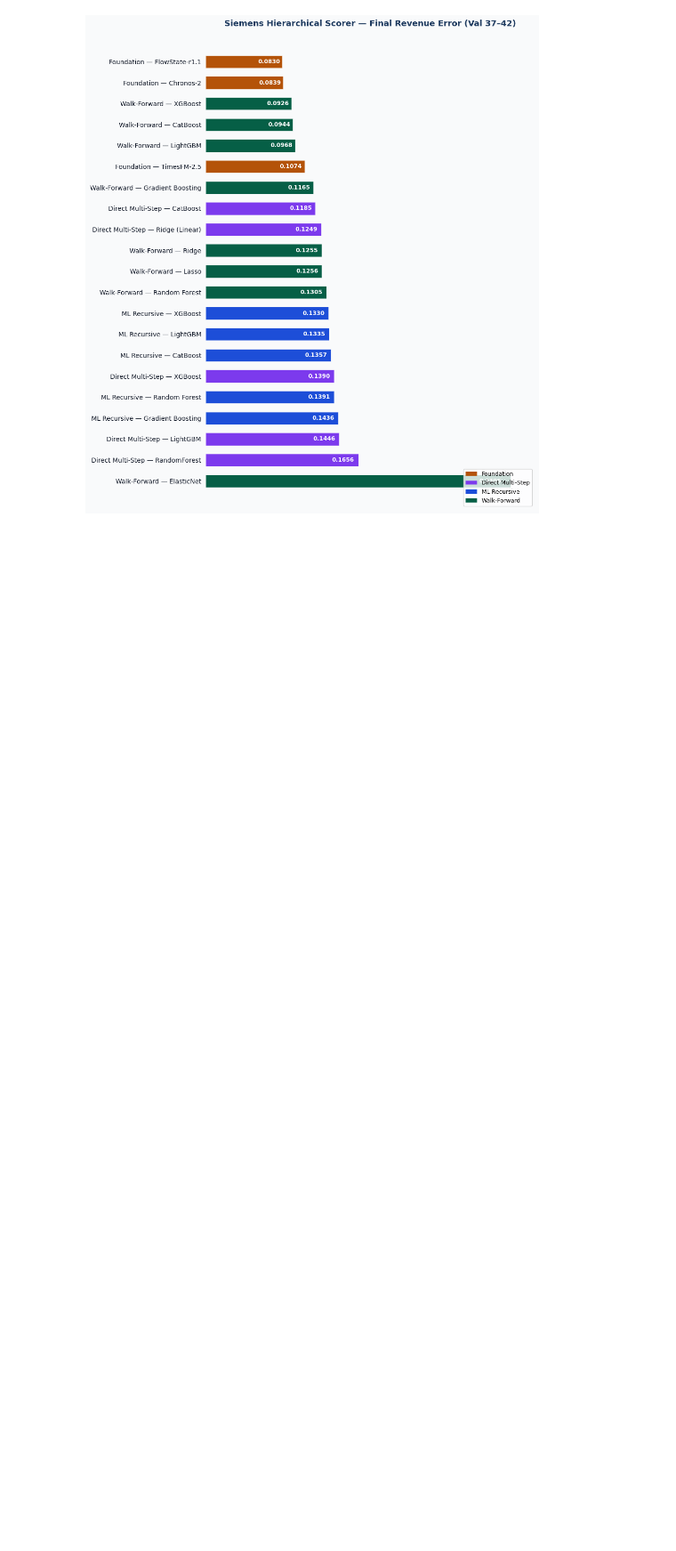
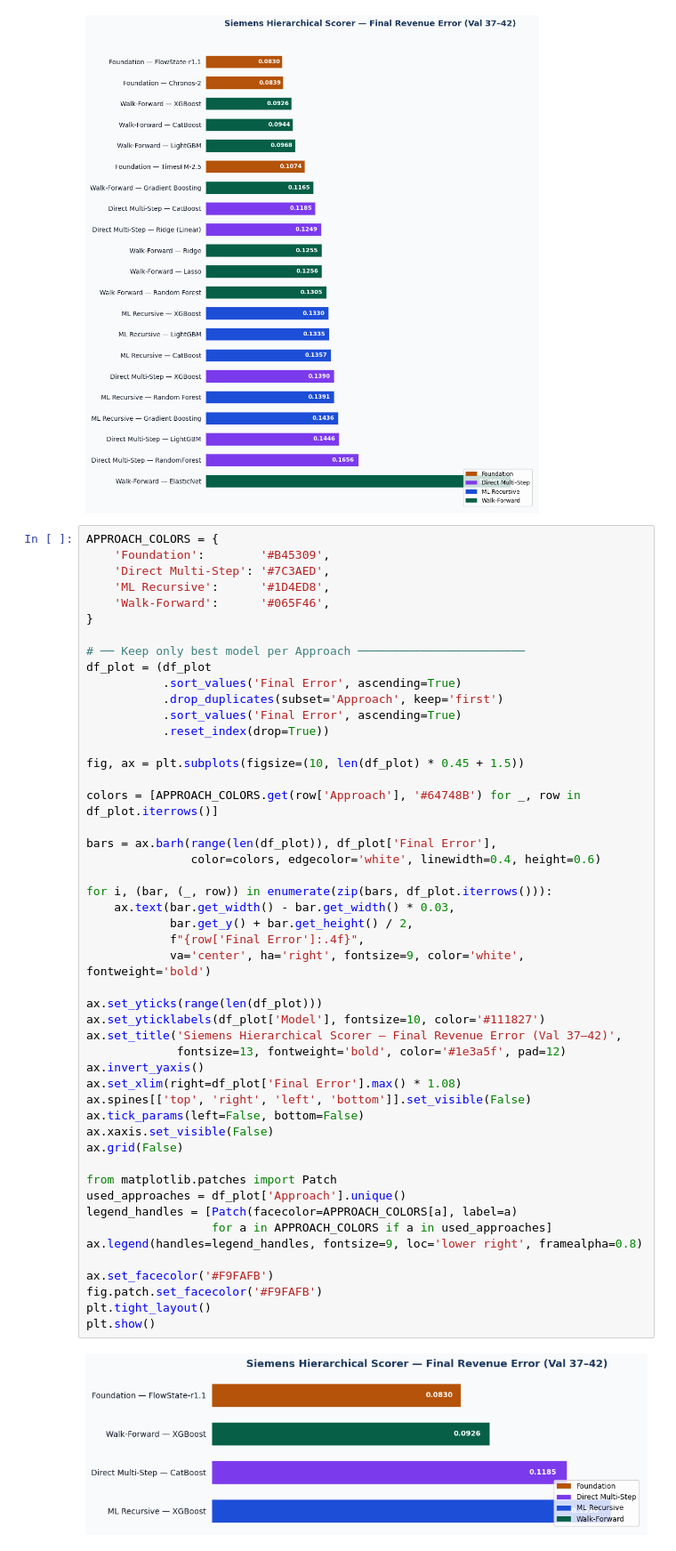
Before and after one commit to RuiSousaFerreiraIMS/Siemens_Advanta_BC, a Jupyter notebook: notebooks/7)Benchmarking_Results.ipynb, the cells around one changed output. Shown at 89% size. Drawn from its saved outputs; the diff is of its cells as text; blank space fills up the shorter version.

Commit message:
add visuals, edit md

```diff
--- a/notebooks/7)Benchmarking_Results.ipynb
+++ b/notebooks/7)Benchmarking_Results.ipynb
@@ -804,6 +941,57 @@ plt.tight_layout()
 plt.show()
 # %% [output]
 [figure]
+# %%
+APPROACH_COLORS = {
+    'Foundation':        '#B45309',
+    'Direct Multi-Step': '#7C3AED',
+    'ML Recursive':      '#1D4ED8',
+    'Walk-Forward':      '#065F46',
+}
+
+# ── Keep only best model per Approach ────────────────────────
+df_plot = (df_plot
+           .sort_values('Final Error', ascending=True)
+           .drop_duplicates(subset='Approach', keep='first')
+           .sort_values('Final Error', ascending=True)
+           .reset_index(drop=True))
+
+fig, ax = plt.subplots(figsize=(10, len(df_plot) * 0.45 + 1.5))
+
+colors = [APPROACH_COLORS.get(row['Approach'], '#64748B') for _, row in df_plot.iterrows()]
+
+bars = ax.barh(range(len(df_plot)), df_plot['Final Error'],
+               color=colors, edgecolor='white', linewidth=0.4, height=0.6)
+
+for i, (bar, (_, row)) in enumerate(zip(bars, df_plot.iterrows())):
+    ax.text(bar.get_width() - bar.get_width() * 0.03,
+            bar.get_y() + bar.get_height() / 2,
+            f"{row['Final Error']:.4f}",
+            va='center', ha='right', fontsize=9, color='white', fontweight='bold')
+
+ax.set_yticks(range(len(df_plot)))
+ax.set_yticklabels(df_plot['Model'], fontsize=10, color='#111827')
+ax.set_title('Siemens Hierarchical Scorer — Final Revenue Error (Val 37–42)',
+             fontsize=13, fontweight='bold', color='#1e3a5f', pad=12)
+ax.invert_yaxis()
+ax.set_xlim(right=df_plot['Final Error'].max() * 1.08)
+ax.spines[['top', 'right', 'left', 'bottom']].set_visible(False)
+ax.tick_params(left=False, bottom=False)
+ax.xaxis.set_visible(False)
+ax.grid(False)
+
+from matplotlib.patches import Patch
+used_approaches = df_plot['Approach'].unique()
+legend_handles = [Patch(facecolor=APPROACH_COLORS[a], label=a)
+                  for a in APPROACH_COLORS if a in used_approaches]
+ax.legend(handles=legend_handles, fontsize=9, loc='lower right', framealpha=0.8)
+
+ax.set_facecolor('#F9FAFB')
+fig.patch.set_facecolor('#F9FAFB')
+plt.tight_layout()
+plt.show()
+# %% [output]
+[figure, added]
 # %% [markdown]
 ## Interpretation
 
```
Also changed, not shown: parts of 4 cells of this notebook.
